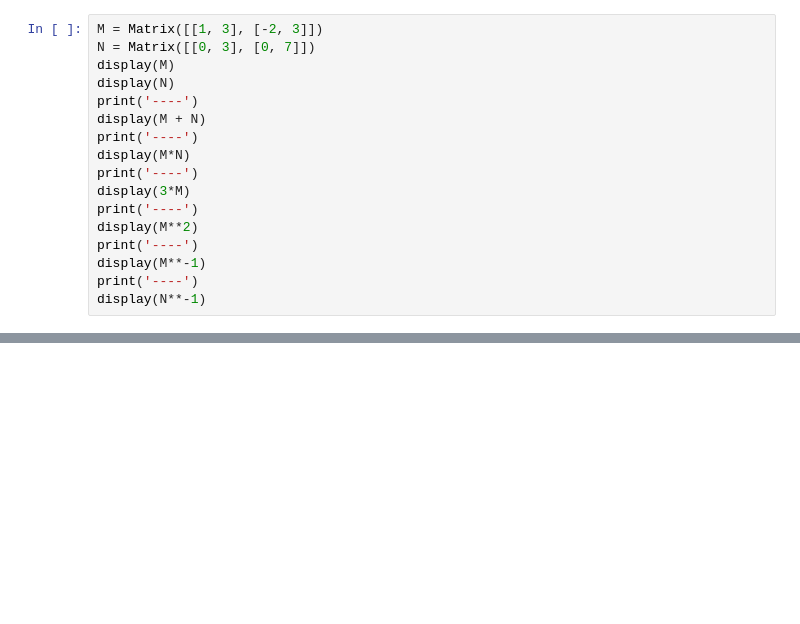
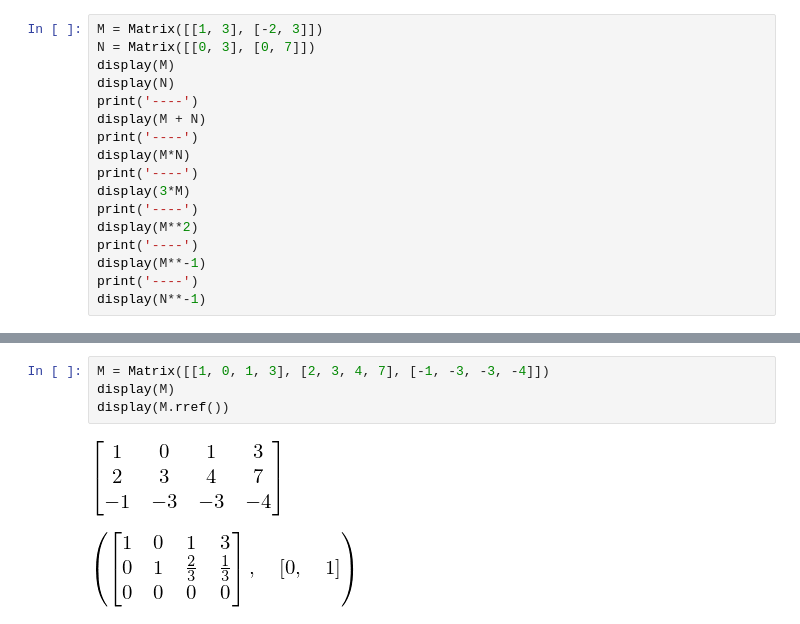
Before and after one commit to phasetr/mathcodes, a Jupyter notebook: jupiter/sympy_05_matrices.ipynb, the cells around one changed output, grey strips where cells are left out. Drawn from its saved outputs; the diff is of its cells as text; blank space fills up the shorter version.

```diff
--- a/jupiter/sympy_05_matrices.ipynb
+++ b/jupiter/sympy_05_matrices.ipynb
@@ -304,0 +159,7 @@ If all you want is the characteristic polynomial, use charpoly. This is more eff
+# %%
+M = Matrix([[1, 0, 1, 3], [2, 3, 4, 7], [-1, -3, -3, -4]])
+display(M)
+display(M.rref())
+# %% [output]
+[figure, added]
+[figure, added]
```
Also changed, not shown: parts of 20 cells of this notebook, 6 other files.
